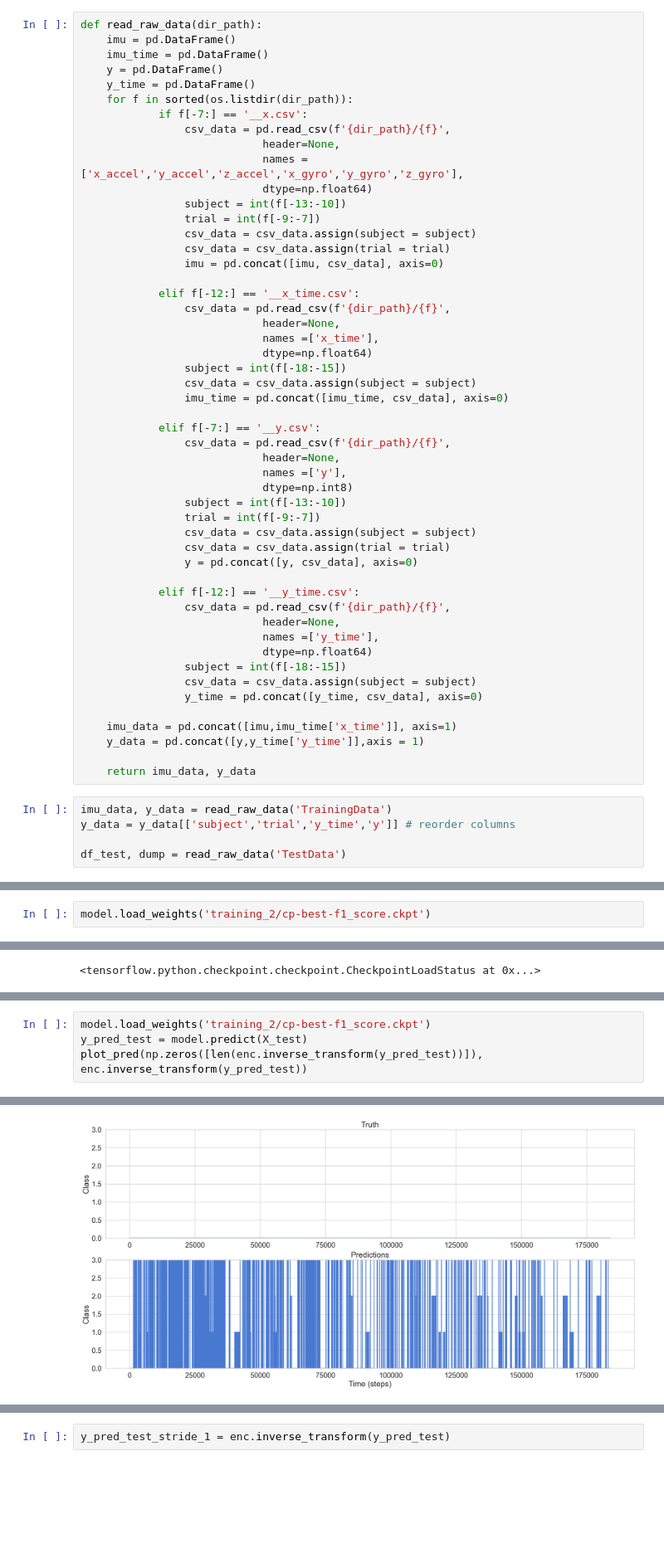
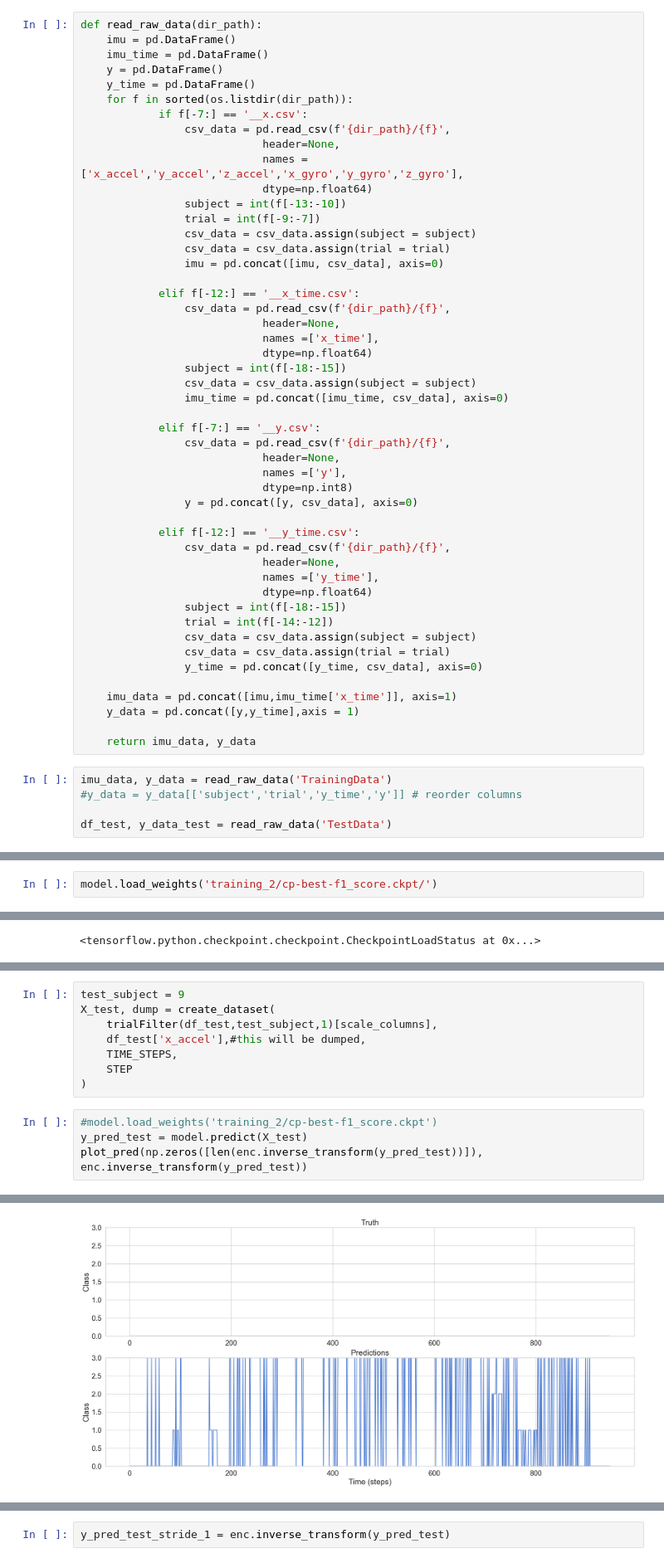
Before and after one commit to MoreBangForYourBuck/c2_competition, a Jupyter notebook: tensorflow_bi_LSTM.ipynb, the cells around one changed output, grey strips where cells are left out. Shown at 83% size. Saved outputs shown, nothing was run; the diff lists cells and outputs as text; blank space fills up the shorter version.

```diff
--- a/tensorflow_bi_LSTM.ipynb
+++ b/tensorflow_bi_LSTM.ipynb
@@ -54,10 +54,6 @@ def read_raw_data(dir_path):
                             header=None,
                             names =['y'],
                             dtype=np.int8)
-                subject = int(f[-13:-10])
-                trial = int(f[-9:-7])
-                csv_data = csv_data.assign(subject = subject)
-                csv_data = csv_data.assign(trial = trial)
                 y = pd.concat([y, csv_data], axis=0)
 
             elif f[-12:] == '__y_time.csv':
@@ -66,15 +62,17 @@ def read_raw_data(dir_path):
                             names =['y_time'],
                             dtype=np.float64)
                 subject = int(f[-18:-15])
+                trial = int(f[-14:-12])
                 csv_data = csv_data.assign(subject = subject)
+                csv_data = csv_data.assign(trial = trial)
                 y_time = pd.concat([y_time, csv_data], axis=0)
 
     imu_data = pd.concat([imu,imu_time['x_time']], axis=1)
-    y_data = pd.concat([y,y_time['y_time']],axis = 1)
+    y_data = pd.concat([y,y_time],axis = 1)
 
     return imu_data, y_data
 # %%
 imu_data, y_data = read_raw_data('TrainingData')
-y_data = y_data[['subject','trial','y_time','y']] # reorder columns
+#y_data = y_data[['subject','trial','y_time','y']] # reorder columns
 
-df_test, dump = read_raw_data('TestData')
+df_test, y_data_test = read_raw_data('TestData')
@@ -415,5 +430,5 @@ plt.legend();
 # %% [output]
 [figure]
 # %%
-model.load_weights('training_2/cp-best-f1_score.ckpt')
+model.load_weights('training_2/cp-best-f1_score.ckpt/')
 # %% [output]
@@ -601,8 +615,16 @@ plt.plot(new_history.history['val_f1_score'], label='val_f1_score')
 plt.legend();
 # %% [output]
 [figure]
+# %%
+test_subject = 9
+X_test, dump = create_dataset(
+    trialFilter(df_test,test_subject,1)[scale_columns],
+    df_test['x_accel'],#this will be dumped,
+    TIME_STEPS,
+    STEP
+)
 # %%
-model.load_weights('training_2/cp-best-f1_score.ckpt')
+#model.load_weights('training_2/cp-best-f1_score.ckpt')
 y_pred_test = model.predict(X_test)
 plot_pred(np.zeros([len(enc.inverse_transform(y_pred_test))]), enc.inverse_transform(y_pred_test))
 # %% [output]
@@ -611 +632 @@ plot_pred(np.zeros([len(enc.inverse_transform(y_pred_test))]), enc.inverse_trans
-[figure, old version]
+[figure, new version]
```
Also changed, not shown: parts of 22 cells of this notebook.
